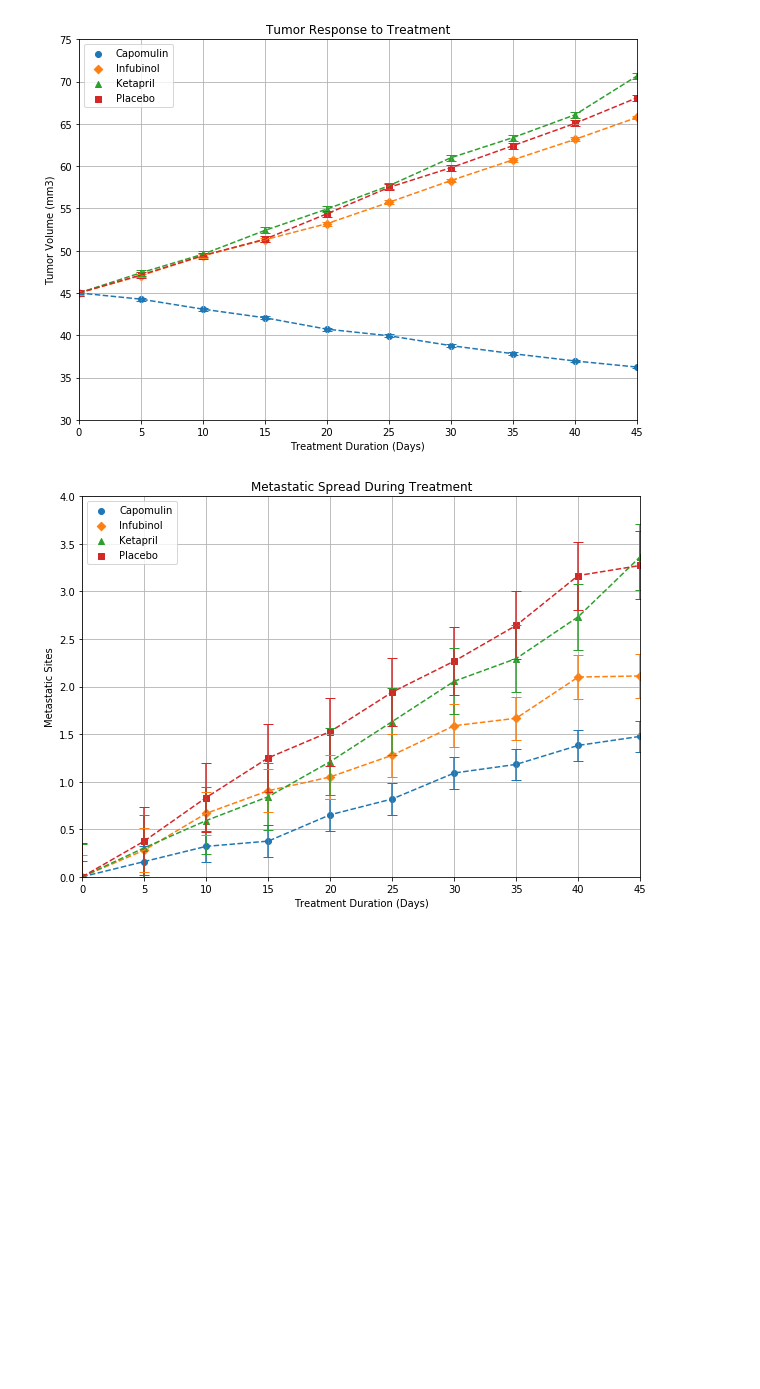
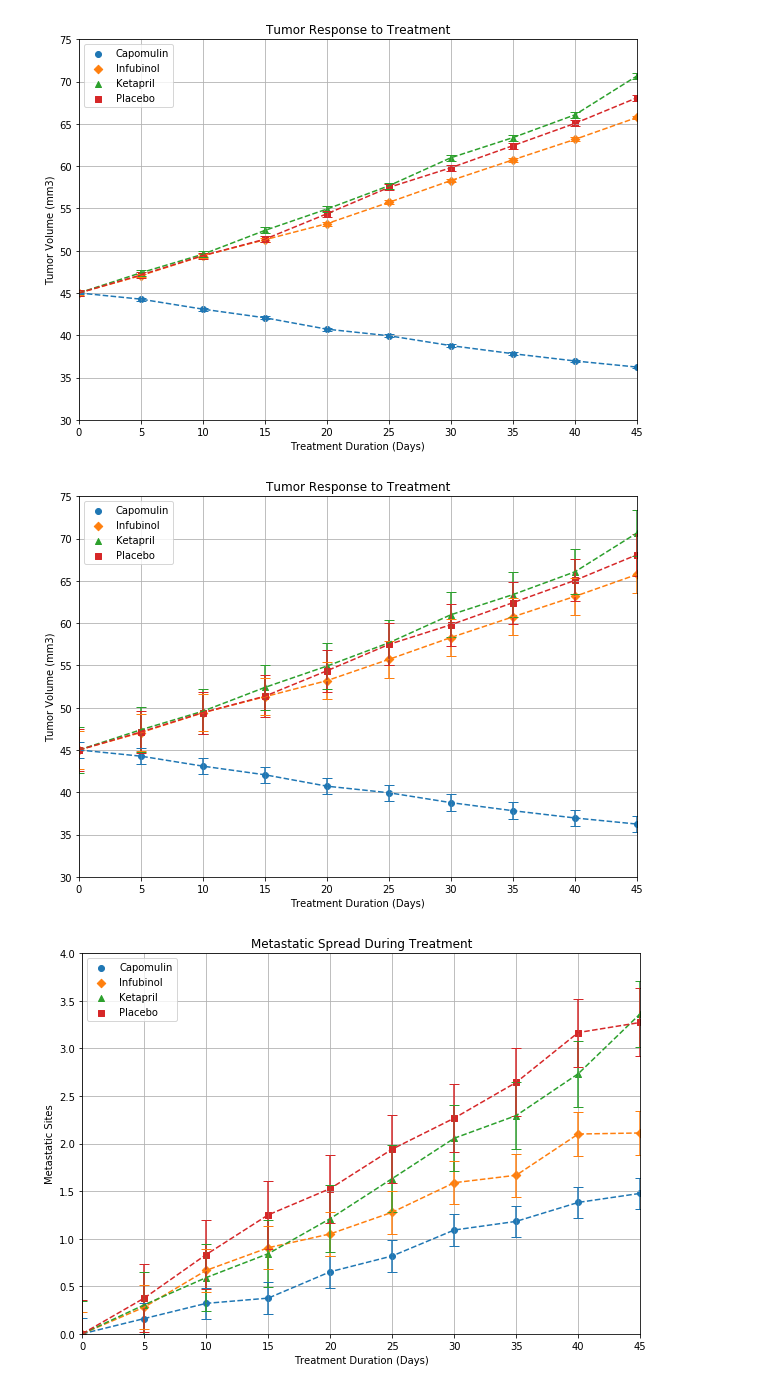
Before and after one commit to txstu09/pymaceuticals-inc, a Jupyter notebook: pymaceuticals.ipynb, the cells around one changed output. Saved outputs shown, nothing was run; the diff lists cells and outputs as text; code cells hidden in the pictures; blank space fills up the shorter version.

Commit message:
tumor response plot

```diff
--- a/pymaceuticals.ipynb
+++ b/pymaceuticals.ipynb
@@ -95,4 +101,33 @@ plt.legend(['Capomulin','Infubinol','Ketapril','Placebo'])
 plt.show()
 # %% [output]
 [figure]
+# %%
+# Tumor Response
+
+tumor_response = trial_data.groupby(['Timepoint','Drug'])['Tumor Volume (mm3)'].mean().unstack()
+tumor_table = tumor_response[['Capomulin','Infubinol','Ketapril','Placebo']]
+
+counter = 0
+markers = ['o','D','^','s']
+colors = ['blue','red','green','orange']
+
+x_axis = np.arange(0, 50, 5)
+s_error = tumor_table.sem()
+
+plt.figure(figsize=(10,7))
+
+for column in tumor_table:
+    plt.scatter(x_axis, tumor_table[column], marker=markers[counter])
+    plt.errorbar(x_axis, tumor_table[column], yerr=s_error[counter], capsize=5, fmt='--')
+    counter = counter + 1
+plt.xlim(0,45)
+plt.ylim(30,75)
+plt.title("Tumor Response to Treatment")
+plt.xlabel("Treatment Duration (Days)")
+plt.ylabel("Tumor Volume (mm3)")
+plt.grid()
+plt.legend(['Capomulin','Infubinol','Ketapril','Placebo'])
+plt.show()
+# %% [output]
+[figure, added]
 # %%
```
Also changed, not shown: parts of 4 cells of this notebook.
